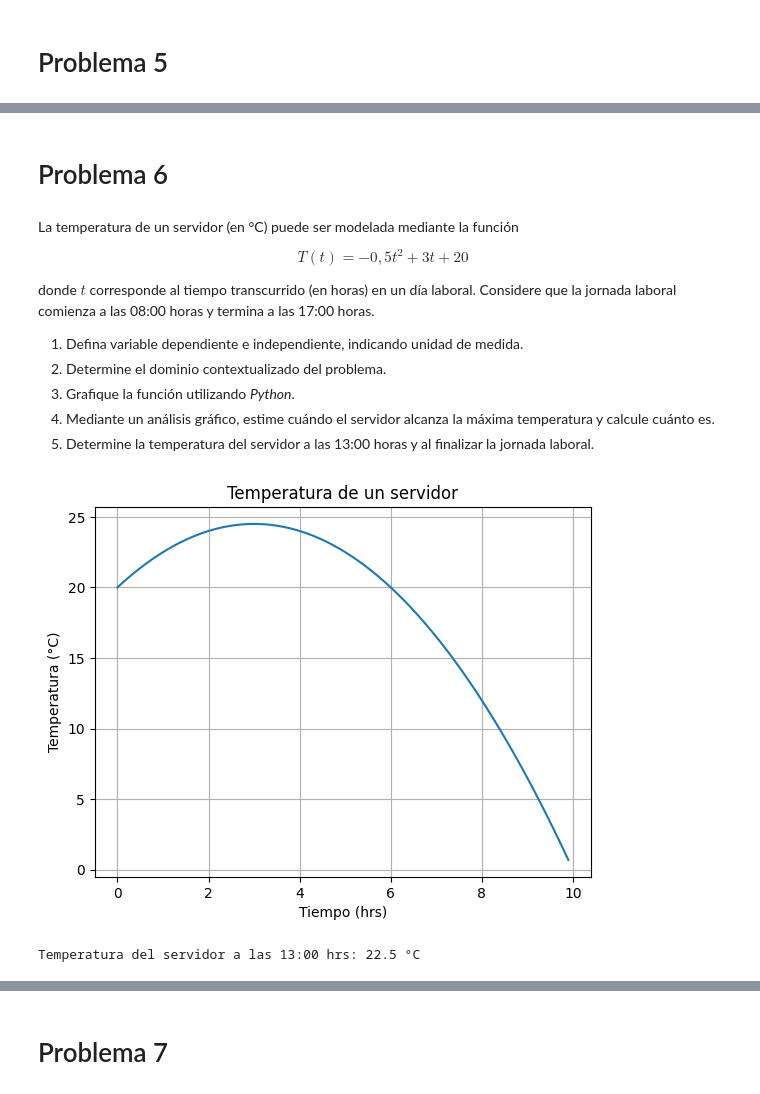
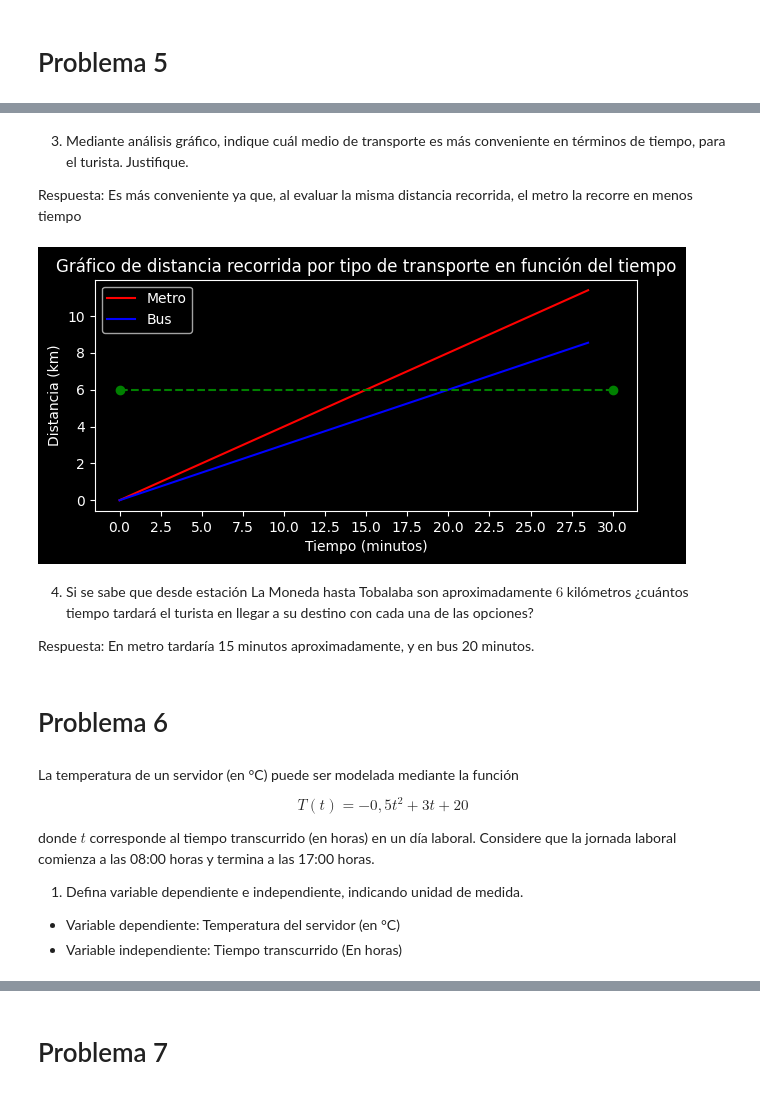
Before and after one commit to MageLnk/matematicas-con-python, a Jupyter notebook: Guia02/G1_Funciones.ipynb, the cells around one changed output, grey strips where cells are left out. Cells and saved outputs as stored; diff of their text form; code cells hidden in the pictures.

```diff
--- a/Guia02/G1_Funciones.ipynb
+++ b/Guia02/G1_Funciones.ipynb
@@ -99,3 +149,30 @@ Según la información anterior:
+# %% [markdown]
+3. Mediante análisis gráfico, indique cuál medio de transporte es más conveniente en términos de tiempo, para el turista. Justifique.
+
+Respuesta: Es más conveniente ya que, al evaluar la misma distancia recorrida, el metro la recorre en menos tiempo
+# %%
+with plt.style.context(plt.style.available[6]):
+    plt.figure(figsize=(7,3))
+    plt.plot(t, metro(t), "r-", label="Metro")
+    plt.plot(t, bus(t), "b-", label="Bus")
+
+    plt.plot([0,30], [6,6], "go--")
+
+    plt.title("Gráfico de distancia recorrida por tipo de transporte en función del tiempo")
+    plt.xlabel("Tiempo (minutos)")
+    plt.ylabel("Distancia (km)")
+
+    plt.xticks(np.arange(0,30+1, 2.5))
+
+    plt.legend()
+
+plt.show()
+# %% [output]
+[figure, added]
+# %% [markdown]
+4.  Si se sabe que desde estación La Moneda hasta Tobalaba son aproximadamente $6$ kilómetros ¿cuántos tiempo tardará el turista en llegar a su destino con cada una de las opciones?
+
+Respuesta: En metro tardaría 15 minutos aproximadamente, y en bus 20 minutos.
 # %% [markdown]
 # Problema 6
 # %% [markdown]
@@ -106,7 +183,6 @@ $$T(t) = -0,5 t^{2} + 3 t + 20$$
 donde $t$ corresponde al tiempo transcurrido (en horas) en un día laboral. Considere que la jornada laboral comienza a las 08:00 horas y termina a las 17:00 horas.
 
 1.  Defina variable dependiente e independiente, indicando unidad de medida.
-2.  Determine el dominio contextualizado del problema.
-3.  Grafique la función utilizando *Python*.
-4.  Mediante un análisis gráfico, estime cuándo el servidor alcanza la máxima temperatura y calcule cuánto es.
-5.  Determine la temperatura del servidor a las 13:00 horas y al finalizar la jornada laboral.
+
+- Variable dependiente: Temperatura del servidor (en °C)
+- Variable independiente: Tiempo transcurrido (En horas)
@@ -127,22 +188,0 @@ donde $t$ corresponde al tiempo transcurrido (en horas) en un día laboral. Cons
-# %%
-import numpy as p
-import matplotlib.pyplot as plt
-
-def calculate_parabolic_value(input_time):
-    resulting_output = -0.5*input_time**2 + 3*input_time + 20
-    return (resulting_output)
-
-time_hours = p.arange(0, 10, 0.1)
-
-plt.plot(time_hours, calculate_parabolic_value(time_hours))
-plt.title("Temperatura de un servidor")
-plt.xlabel("Tiempo (hrs)")
-plt.ylabel("Temperatura (°C)")
-plt.grid()
-plt.show()
-
-print()
-print("Temperatura del servidor a las 13:00 hrs:", calculate_parabolic_value(5), "°C")
-# %% [output]
-[figure, removed]
-Temperatura del servidor a las 13:00 hrs: 22.5 °C
```
Also changed, not shown: parts of 18 cells of this notebook.
